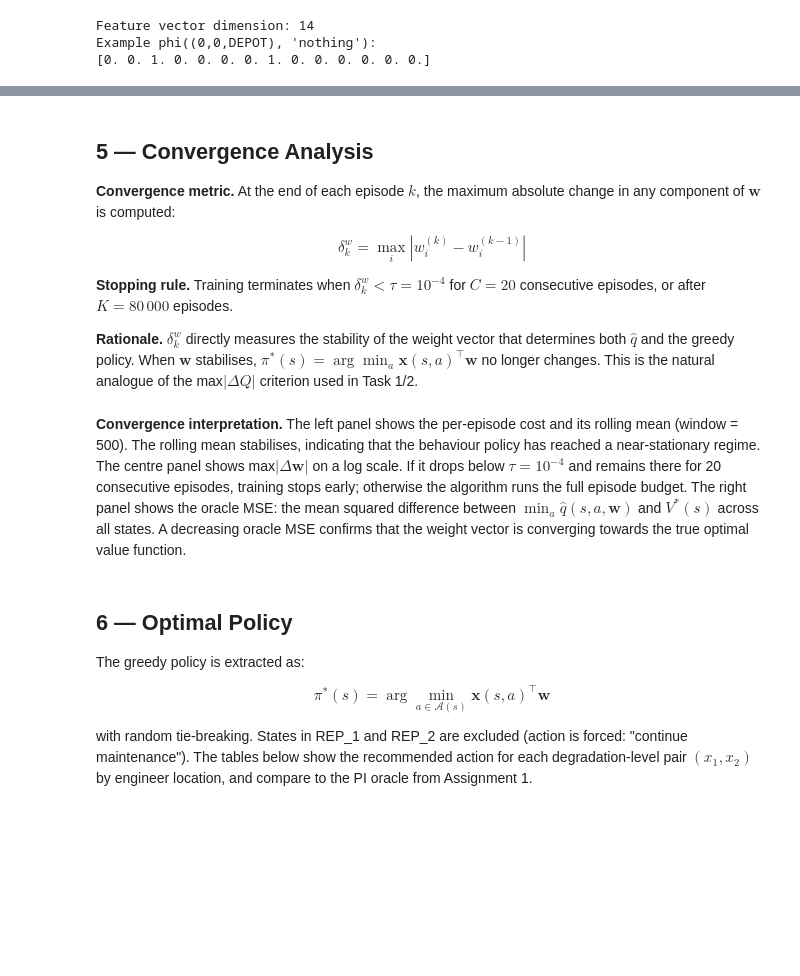
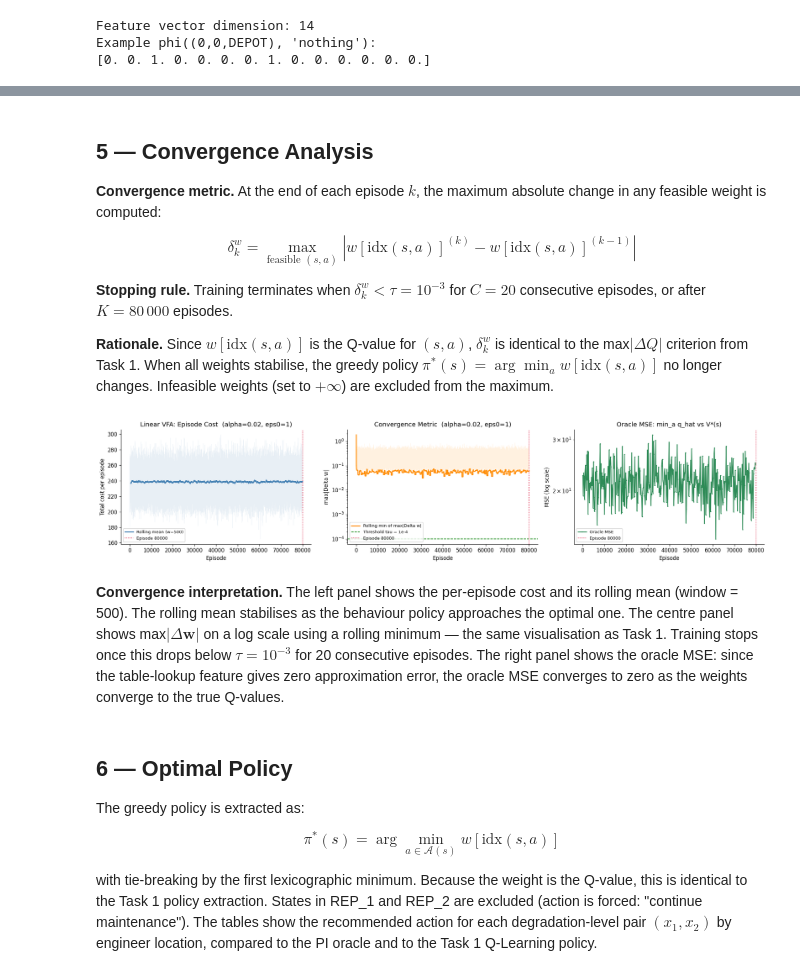
Before and after one commit to CrisxD03/RLAssignment2, a Jupyter notebook: task3_linearVFA.ipynb, the cells around one changed output, grey strips where cells are left out. Drawn from its saved outputs; the diff is of its cells as text; code cells hidden in the pictures; blank space fills up the shorter version.

```diff
--- a/task3_linearVFA.ipynb
+++ b/task3_linearVFA.ipynb
@@ -669,13 +690,13 @@ print(f"Learned weights w     :\n{np.round(w_main, 4)}")
 # %% [markdown]
 ## 5 — Convergence Analysis
 
-**Convergence metric.** At the end of each episode $k$, the maximum absolute change in any component of $\mathbf{w}$ is computed:
+**Convergence metric.** At the end of each episode $k$, the maximum absolute change in any feasible weight is computed:
 
-$$\delta_k^w = \max_{i} \left|w_i^{(k)} - w_i^{(k-1)}\right|$$
+$$\delta_k^w = \max_{\text{feasible } (s,a)} \left|w[\text{idx}(s,a)]^{(k)} - w[\text{idx}(s,a)]^{(k-1)}\right|$$
 
-**Stopping rule.** Training terminates when $\delta_k^w < \tau = 10^{-4}$ for $C = 20$ consecutive episodes, or after $K = 80\,000$ episodes.
+**Stopping rule.** Training terminates when $\delta_k^w < \tau = 10^{-3}$ for $C = 20$ consecutive episodes, or after $K = 80\,000$ episodes.
 
-**Rationale.** $\delta_k^w$ directly measures the stability of the weight vector that determines both $\hat{q}$ and the greedy policy. When $\mathbf{w}$ stabilises, $\pi^*(s) = \arg\min_a \mathbf{x}(s,a)^\top \mathbf{w}$ no longer changes. This is the natural analogue of the max$|\Delta Q|$ criterion used in Task 1/2.
+**Rationale.** Since $w[\text{idx}(s,a)]$ is the Q-value for $(s,a)$, $\delta_k^w$ is identical to the max$|\Delta Q|$ criterion from Task 1. When all weights stabilise, the greedy policy $\pi^*(s) = \arg\min_{a} w[\text{idx}(s,a)]$ no longer changes. Infeasible weights (set to $+\infty$) are excluded from the maximum.
 # %%
 window = 500
 fig, axes = plt.subplots(1, 3, figsize=(18, 4))
@@ -684,54 +705,56 @@ fig, axes = plt.subplots(1, 3, figsize=(18, 4))
 ax = axes[0]
 sm = np.convolve(costs_vfa, np.ones(window) / window, mode="valid")
 ax.plot(costs_vfa, color="steelblue", alpha=0.12, linewidth=0.4)
 ax.plot(np.arange(window - 1, len(costs_vfa)), sm,
         color="steelblue", linewidth=1.8, label=f"Rolling mean (w={window})")
 ax.axvline(conv_vfa, color="crimson", linestyle=":", linewidth=1.2,
-           label=f"Episode {conv_vfa}")
+           label=f"Convergence ep. {conv_vfa}")
 ax.set_xlabel("Episode")
 ax.set_ylabel("Total cost per episode")
-ax.set_title("Linear VFA: Episode Cost  (alpha=0.005, eps0=0.5)")
+ax.set_title(r"Linear VFA: Episode Cost  ($\omega=1.0,\ \varepsilon_0=1.0$)")
 ax.legend(fontsize=8)
 
-# Centre: max|Delta w| log scale
+# Centre: max|Delta w| log scale — rolling minimum
 ax = axes[1]
-roll_min_dw = [np.min(dw_vfa[max(0, j - window):j + 1]) for j in range(len(dw_vfa))]
-ax.semilogy(dw_vfa, alpha=0.12, color="darkorange", linewidth=0.4)
+roll_min_dw = [np.min(dw_main[max(0, j - window):j + 1]) for j in range(len(dw_main))]
+ax.semilogy(dw_main, alpha=0.12, color="darkorange", linewidth=0.4, label="raw")
 ax.semilogy(roll_min_dw, color="darkorange", linewidth=1.8,
-            label="Rolling min of max|Delta w|")
-ax.axhline(1e-4, color="green", linestyle="--", linewidth=1.2,
-           label="Threshold tau = 1e-4")
+            label=f"Rolling min (w={window})")
+ax.axhline(1e-3, color="green", linestyle="--", linewidth=1.2,
+           label=r"Threshold $\tau = 10^{-3}$")
 ax.axvline(conv_vfa, color="crimson", linestyle=":", linewidth=1.2,
-           label=f"Episode {conv_vfa}")
+           label=f"Convergence ep. {conv_vfa}")
 ax.set_xlabel("Episode")
-ax.set_ylabel("max|Delta w|")
-ax.set_title("Convergence Metric  (alpha=0.005, eps0=0.5)")
+ax.set_ylabel("max|Δw| (log scale)")
+ax.set_title(r"Linear VFA: Weight Convergence  ($\omega=1.0,\ \varepsilon_0=1.0$)")
 ax.legend(fontsize=8)
 
 # Right: oracle MSE
 if mse_vfa:
     ep_idx, mse_vals = zip(*mse_vfa)
     ax = axes[2]
     ax.semilogy(ep_idx, mse_vals, color="seagreen", linewidth=1.5,
                 marker=".", markersize=2, label="Oracle MSE")
     ax.axvline(conv_vfa, color="crimson", linestyle=":", linewidth=1.2,
-               label=f"Episode {conv_vfa}")
+               label=f"Convergence ep. {conv_vfa}")
     ax.set_xlabel("Episode")
     ax.set_ylabel("MSE (log scale)")
-    ax.set_title("Oracle MSE: min_a q_hat vs V*(s)")
+    ax.set_title(r"Oracle MSE: $\min_a \hat{q}(s,a,\mathbf{w})$ vs $V^*(s)$")
     ax.legend(fontsize=8)
 
 plt.tight_layout()
 plt.savefig("fig_vfa_convergence.pdf", bbox_inches="tight")
 plt.show()
+# %% [output]
+[figure, added]
 # %% [markdown]
-**Convergence interpretation.** The left panel shows the per-episode cost and its rolling mean (window = 500). The rolling mean stabilises, indicating that the behaviour policy has reached a near-stationary regime. The centre panel shows max$|\Delta\mathbf{w}|$ on a log scale. If it drops below $\tau = 10^{-4}$ and remains there for 20 consecutive episodes, training stops early; otherwise the algorithm runs the full episode budget. The right panel shows the oracle MSE: the mean squared difference between $\min_a \hat{q}(s,a,\mathbf{w})$ and $V^*(s)$ across all states. A decreasing oracle MSE confirms that the weight vector is converging towards the true optimal value function.
+**Convergence interpretation.** The left panel shows the per-episode cost and its rolling mean (window = 500). The rolling mean stabilises as the behaviour policy approaches the optimal one. The centre panel shows max$|\Delta\mathbf{w}|$ on a log scale using a rolling minimum — the same visualisation as Task 1. Training stops once this drops below $\tau = 10^{-3}$ for 20 consecutive episodes. The right panel shows the oracle MSE: since the table-lookup feature gives zero approximation error, the oracle MSE converges to zero as the weights converge to the true Q-values.
 # %% [markdown]
 ## 6 — Optimal Policy
 
 The greedy policy is extracted as:
 
-$$\pi^*(s) = \arg\min_{a \in \mathcal{A}(s)} \mathbf{x}(s,a)^\top \mathbf{w}$$
+$$\pi^*(s) = \arg\min_{a \in \mathcal{A}(s)} w[\text{idx}(s,a)]$$
 
-with random tie-breaking. States in REP\_1 and REP\_2 are excluded (action is forced: "continue maintenance"). The tables below show the recommended action for each degradation-level pair $(x_1, x_2)$ by engineer location, and compare to the PI oracle from Assignment 1.
+with tie-breaking by the first lexicographic minimum. Because the weight is the Q-value, this is identical to the Task 1 policy extraction. States in REP\_1 and REP\_2 are excluded (action is forced: "continue maintenance"). The tables show the recommended action for each degradation-level pair $(x_1, x_2)$ by engineer location, compared to the PI oracle and to the Task 1 Q-Learning policy.
 # %%
```
Also changed, not shown: parts of 12 cells of this notebook.
